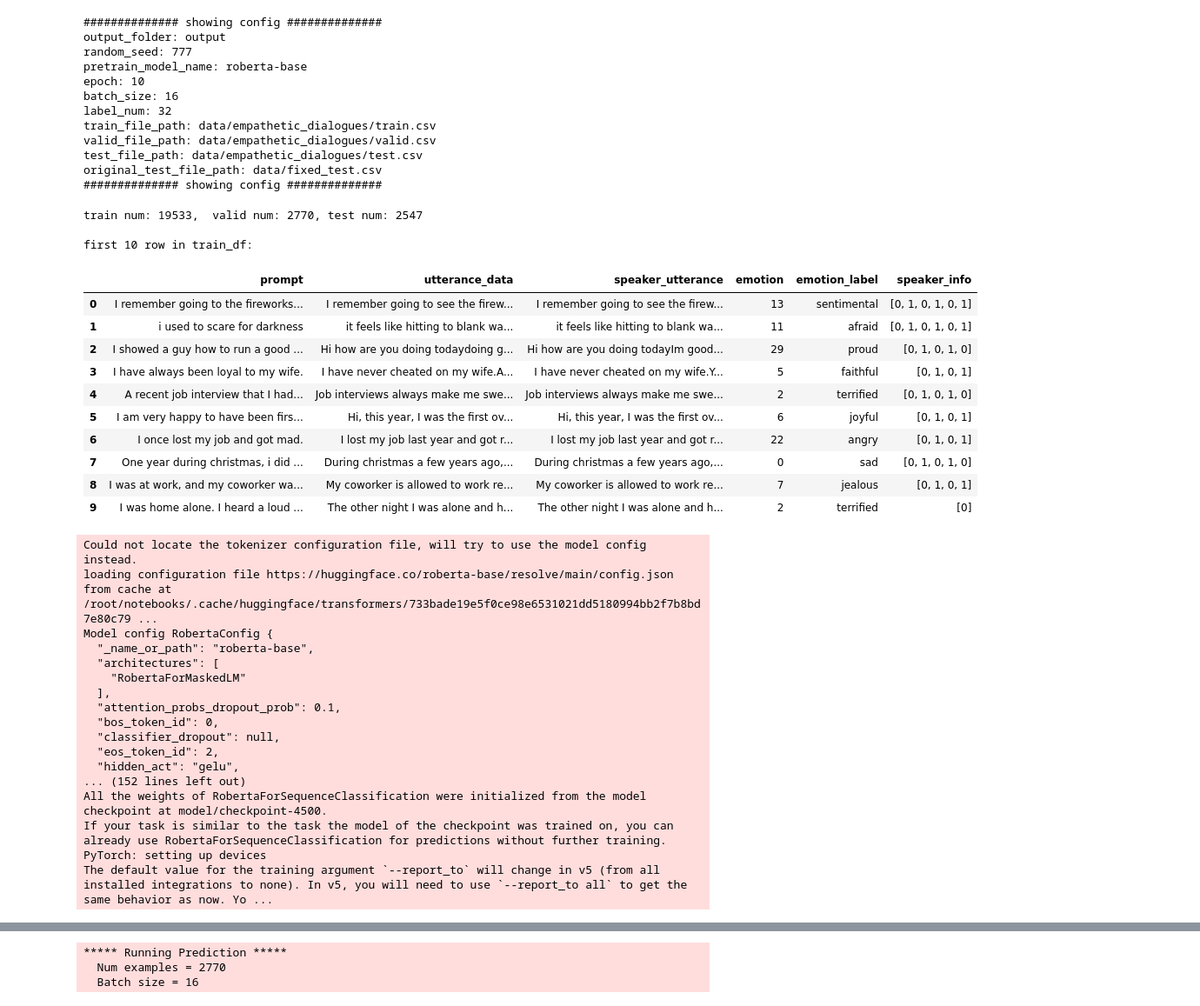
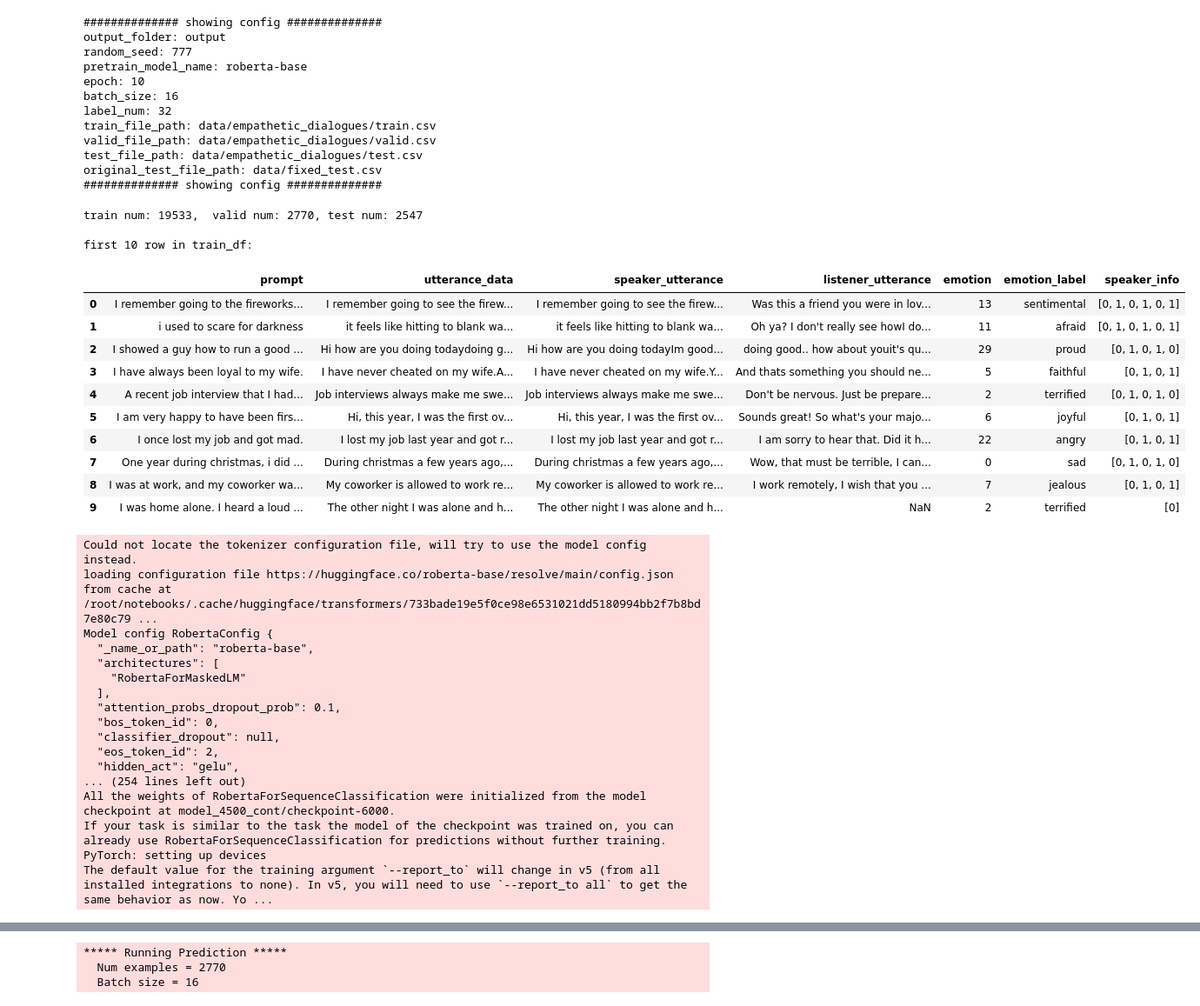
Before and after one commit to ChaShaoAn/Empathetic_Dialogues_emotion_classificaition, a Jupyter notebook: ed_classification.ipynb, the cells around one changed output, grey strips where cells are left out. Shown: that part at 87% size. Drawn from its saved outputs; the diff is of its cells as text; code cells hidden in the pictures.

Commit message:
test add listener but not that well

```diff
--- a/ed_classification.ipynb
+++ b/ed_classification.ipynb
@@ -67,31 +67,32 @@ test_file_path: data/empathetic_dialogues/test.csv
 original_test_file_path: data/fixed_test.csv
 ############## showing config ##############
 # %%
-train_df = pd.read_csv(cfg.get('train_file_path'))
-valid_df = pd.read_csv(cfg.get('valid_file_path'))
-test_df = pd.read_csv(cfg.get('test_file_path'))
+train_df = pd.read_csv(train_file_path)
+valid_df = pd.read_csv(valid_file_path)
+test_df = pd.read_csv(test_file_path)
 print(f'train num: {len(train_df)},  valid num: {len(valid_df)}, test num: {len(test_df)}\n')
 print(f'first 10 row in train_df:')
 train_df.head(10)
 # %% [output]
 train num: 19533,  valid num: 2770, test num: 2547
 
 first 10 row in train_df:
-|  | prompt | utterance_data | speaker_utterance | emotion | emotion_label | speaker_info |
-| 0 | I remember going to the fireworks... | I remember going to see the firew... | I remember going to see the firew... | 13 | sentimental | [0, 1, 0, 1, 0, 1] |
-| 1 | i used to scare for darkness | it feels like hitting to blank wa... | it feels like hitting to blank wa... | 11 | afraid | [0, 1, 0, 1, 0, 1] |
-| 2 | I showed a guy how to run a good ... | Hi how are you doing todaydoing g... | Hi how are you doing todayIm good... | 29 | proud | [0, 1, 0, 1, 0] |
-| 3 | I have always been loyal to my wife. | I have never cheated on my wife.A... | I have never cheated on my wife.Y... | 5 | faithful | [0, 1, 0, 1] |
-| 4 | A recent job interview that I had... | Job interviews always make me swe... | Job interviews always make me swe... | 2 | terrified | [0, 1, 0, 1, 0] |
-| 5 | I am very happy to have been firs... | Hi, this year, I was the first ov... | Hi, this year, I was the first ov... | 6 | joyful | [0, 1, 0, 1] |
-| 6 | I once lost my job and got mad. | I lost my job last year and got r... | I lost my job last year and got r... | 22 | angry | [0, 1, 0, 1] |
-| 7 | One year during christmas, i did ... | During christmas a few years ago,... | During christmas a few years ago,... | 0 | sad | [0, 1, 0, 1, 0] |
-| 8 | I was at work, and my coworker wa... | My coworker is allowed to work re... | My coworker is allowed to work re... | 7 | jealous | [0, 1, 0, 1] |
-| 9 | I was home alone. I heard a loud ... | The other night I was alone and h... | The other night I was alone and h... | 2 | terrified | [0] |
+|  | prompt | utterance_data | speaker_utterance | listener_utterance | emotion | emotion_label | speaker_info |
+| 0 | I remember going to the fireworks... | I remember going to see the firew... | I remember going to see the firew... | Was this a friend you were in lov... | 13 | sentimental | [0, 1, 0, 1, 0, 1] |
+| 1 | i used to scare for darkness | it feels like hitting to blank wa... | it feels like hitting to blank wa... | Oh ya? I don't really see howI do... | 11 | afraid | [0, 1, 0, 1, 0, 1] |
+| 2 | I showed a guy how to run a good ... | Hi how are you doing todaydoing g... | Hi how are you doing todayIm good... | doing good.. how about youit's qu... | 29 | proud | [0, 1, 0, 1, 0] |
+| 3 | I have always been loyal to my wife. | I have never cheated on my wife.A... | I have never cheated on my wife.Y... | And thats something you should ne... | 5 | faithful | [0, 1, 0, 1] |
+| 4 | A recent job interview that I had... | Job interviews always make me swe... | Job interviews always make me swe... | Don't be nervous. Just be prepare... | 2 | terrified | [0, 1, 0, 1, 0] |
+| 5 | I am very happy to have been firs... | Hi, this year, I was the first ov... | Hi, this year, I was the first ov... | Sounds great! So what's your majo... | 6 | joyful | [0, 1, 0, 1] |
+| 6 | I once lost my job and got mad. | I lost my job last year and got r... | I lost my job last year and got r... | I am sorry to hear that. Did it h... | 22 | angry | [0, 1, 0, 1] |
+| 7 | One year during christmas, i did ... | During christmas a few years ago,... | During christmas a few years ago,... | Wow, that must be terrible, I can... | 0 | sad | [0, 1, 0, 1, 0] |
+| 8 | I was at work, and my coworker wa... | My coworker is allowed to work re... | My coworker is allowed to work re... | I work remotely, I wish that you ... | 7 | jealous | [0, 1, 0, 1] |
+| 9 | I was home alone. I heard a loud ... | The other night I was alone and h... | The other night I was alone and h... | NaN | 2 | terrified | [0] |
 # %%
 tokenizer = AutoTokenizer.from_pretrained(pretrain_model_name)
-# model = AutoModelForSequenceClassification.from_pretrained(pretrain_model_name, num_labels=label_num)
-model = AutoModelForSequenceClassification.from_pretrained('model/checkpoint-4500')
+model = AutoModelForSequenceClassification.from_pretrained(pretrain_model_name, num_labels=label_num)
+# model = AutoModelForSequenceClassification.from_pretrained('model/checkpoint-4500')
+model = AutoModelForSequenceClassification.from_pretrained('model_4500_cont/checkpoint-6000')
 model.resize_token_embeddings(len(tokenizer))
 metric_acc = load_metric('accuracy')
 metric_f1 = load_metric('f1')
@@ -104,8 +105,8 @@ def compute_metrics(eval_pred):
     return {'accuracy': acc, 'F1': f1_score}
 
 training_args = TrainingArguments(
-    output_dir='model_4500_cont',
-    logging_dir='log_4500_cont',
+    output_dir='model_10500_cont',
+    logging_dir='log_10500_cont',
     logging_strategy='epoch',
     evaluation_strategy='epoch',
     num_train_epochs=epoch,
@@ -133,8 +134,8 @@ Model config RobertaConfig {
   "classifier_dropout": null,
   "eos_token_id": 2,
   "hidden_act": "gelu",
-... (152 lines left out)
-All the weights of RobertaForSequenceClassification were initialized from the model checkpoint at model/checkpoint-4500.
+... (254 lines left out)
+All the weights of RobertaForSequenceClassification were initialized from the model checkpoint at model_4500_cont/checkpoint-6000.
 If your task is similar to the task the model of the checkpoint was trained on, you can already use RobertaForSequenceClassification for predictions without further training.
 PyTorch: setting up devices
 The default value for the training argument `--report_to` will change in v5 (from all installed integrations to none). In v5, you will need to use `--report_to all` to get the same behavior as now. Yo ...
```
Also changed, not shown: parts of 2 cells of this notebook, 1 other file.
